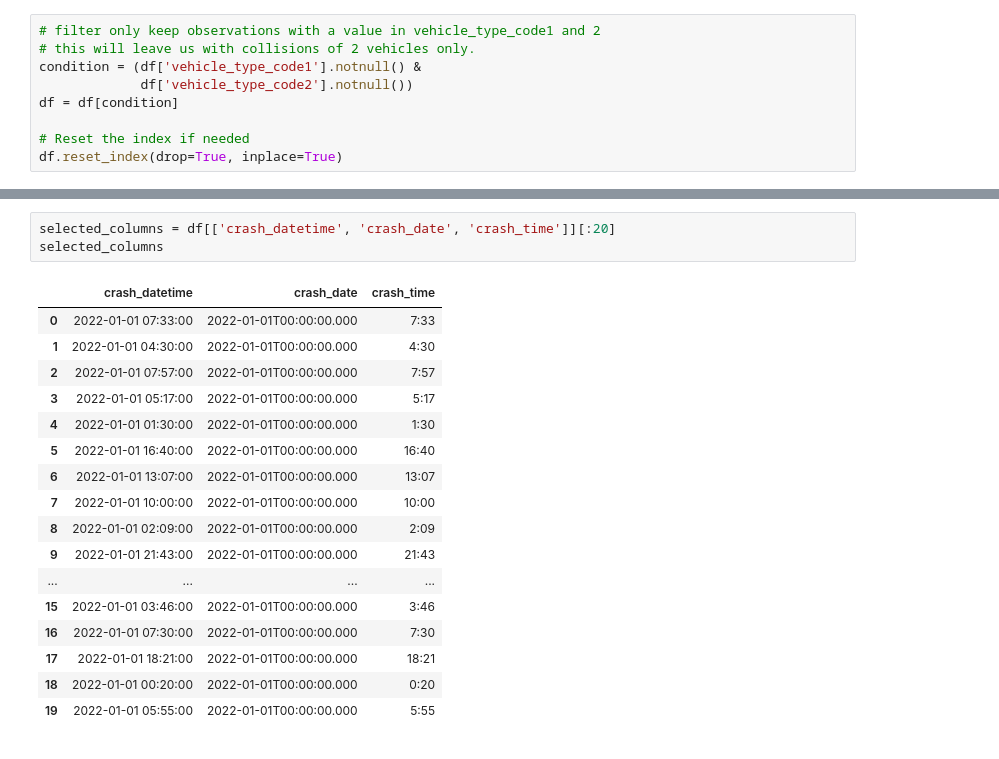
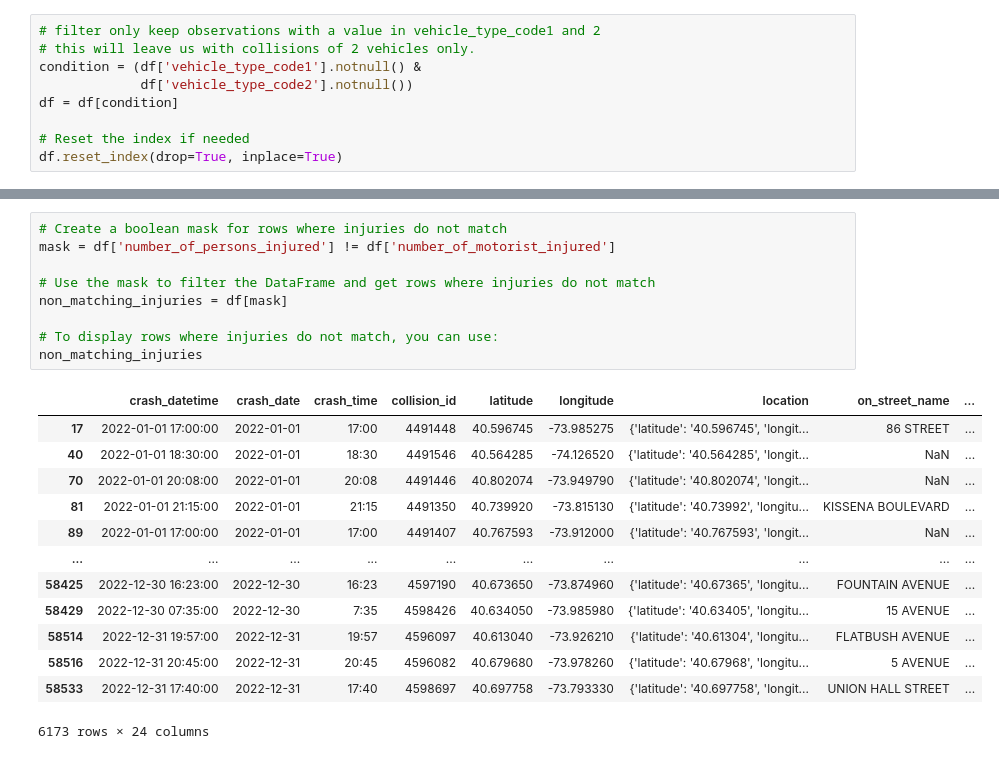
Before and after one commit to Jonathan-Garcia1/new-york-vehicle-collisions, a Jupyter notebook: explore.ipynb, the cells around one changed output, grey strips where cells are left out. Drawn from its saved outputs; the diff is of its cells as text.

```diff
--- a/explore.ipynb
+++ b/explore.ipynb
@@ -178,21 +148,23 @@ df.head()
-# %%
-selected_columns = df[['crash_datetime', 'crash_date', 'crash_time']][:20]
-selected_columns
-# %% [output]
-|  | crash_datetime | crash_date | crash_time |
-| 0 | 2022-01-01 07:33:00 | 2022-01-01T00:00:00.000 | 7:33 |
-| 1 | 2022-01-01 04:30:00 | 2022-01-01T00:00:00.000 | 4:30 |
-| 2 | 2022-01-01 07:57:00 | 2022-01-01T00:00:00.000 | 7:57 |
-| 3 | 2022-01-01 05:17:00 | 2022-01-01T00:00:00.000 | 5:17 |
-| 4 | 2022-01-01 01:30:00 | 2022-01-01T00:00:00.000 | 1:30 |
-| 5 | 2022-01-01 16:40:00 | 2022-01-01T00:00:00.000 | 16:40 |
-| 6 | 2022-01-01 13:07:00 | 2022-01-01T00:00:00.000 | 13:07 |
-| 7 | 2022-01-01 10:00:00 | 2022-01-01T00:00:00.000 | 10:00 |
-| 8 | 2022-01-01 02:09:00 | 2022-01-01T00:00:00.000 | 2:09 |
-| 9 | 2022-01-01 21:43:00 | 2022-01-01T00:00:00.000 | 21:43 |
-| ... | ... | ... | ... |
-| 15 | 2022-01-01 03:46:00 | 2022-01-01T00:00:00.000 | 3:46 |
-| 16 | 2022-01-01 07:30:00 | 2022-01-01T00:00:00.000 | 7:30 |
-| 17 | 2022-01-01 18:21:00 | 2022-01-01T00:00:00.000 | 18:21 |
-| 18 | 2022-01-01 00:20:00 | 2022-01-01T00:00:00.000 | 0:20 |
-| 19 | 2022-01-01 05:55:00 | 2022-01-01T00:00:00.000 | 5:55 |
+# %%
+# Create a boolean mask for rows where injuries do not match
+mask = df['number_of_persons_injured'] != df['number_of_motorist_injured']
+
+# Use the mask to filter the DataFrame and get rows where injuries do not match
+non_matching_injuries = df[mask]
+
+# To display rows where injuries do not match, you can use:
+non_matching_injuries
+# %% [output]
+|  | crash_datetime | crash_date | crash_time | collision_id | latitude | longitude | location | on_street_name | ... |
+| 17 | 2022-01-01 17:00:00 | 2022-01-01 | 17:00 | 4491448 | 40.596745 | -73.985275 | {'latitude': '40.596745', 'longit... | 86 STREET | ... |
+| 40 | 2022-01-01 18:30:00 | 2022-01-01 | 18:30 | 4491546 | 40.564285 | -74.126520 | {'latitude': '40.564285', 'longit... | NaN | ... |
+| 70 | 2022-01-01 20:08:00 | 2022-01-01 | 20:08 | 4491446 | 40.802074 | -73.949790 | {'latitude': '40.802074', 'longit... | NaN | ... |
+| 81 | 2022-01-01 21:15:00 | 2022-01-01 | 21:15 | 4491350 | 40.739920 | -73.815130 | {'latitude': '40.73992', 'longitu... | KISSENA BOULEVARD | ... |
+| 89 | 2022-01-01 17:00:00 | 2022-01-01 | 17:00 | 4491407 | 40.767593 | -73.912000 | {'latitude': '40.767593', 'longit... | NaN | ... |
+| ... | ... | ... | ... | ... | ... | ... | ... | ... | ... |
+| 58425 | 2022-12-30 16:23:00 | 2022-12-30 | 16:23 | 4597190 | 40.673650 | -73.874960 | {'latitude': '40.67365', 'longitu... | FOUNTAIN AVENUE | ... |
+| 58429 | 2022-12-30 07:35:00 | 2022-12-30 | 7:35 | 4598426 | 40.634050 | -73.985980 | {'latitude': '40.63405', 'longitu... | 15 AVENUE | ... |
+| 58514 | 2022-12-31 19:57:00 | 2022-12-31 | 19:57 | 4596097 | 40.613040 | -73.926210 | {'latitude': '40.61304', 'longitu... | FLATBUSH AVENUE | ... |
+| 58516 | 2022-12-31 20:45:00 | 2022-12-31 | 20:45 | 4596082 | 40.679680 | -73.978260 | {'latitude': '40.67968', 'longitu... | 5 AVENUE | ... |
+| 58533 | 2022-12-31 17:40:00 | 2022-12-31 | 17:40 | 4598697 | 40.697758 | -73.793330 | {'latitude': '40.697758', 'longit... | UNION HALL STREET | ... |
+6173 rows × 24 columns
```
Also changed, not shown: parts of 16 cells of this notebook.
